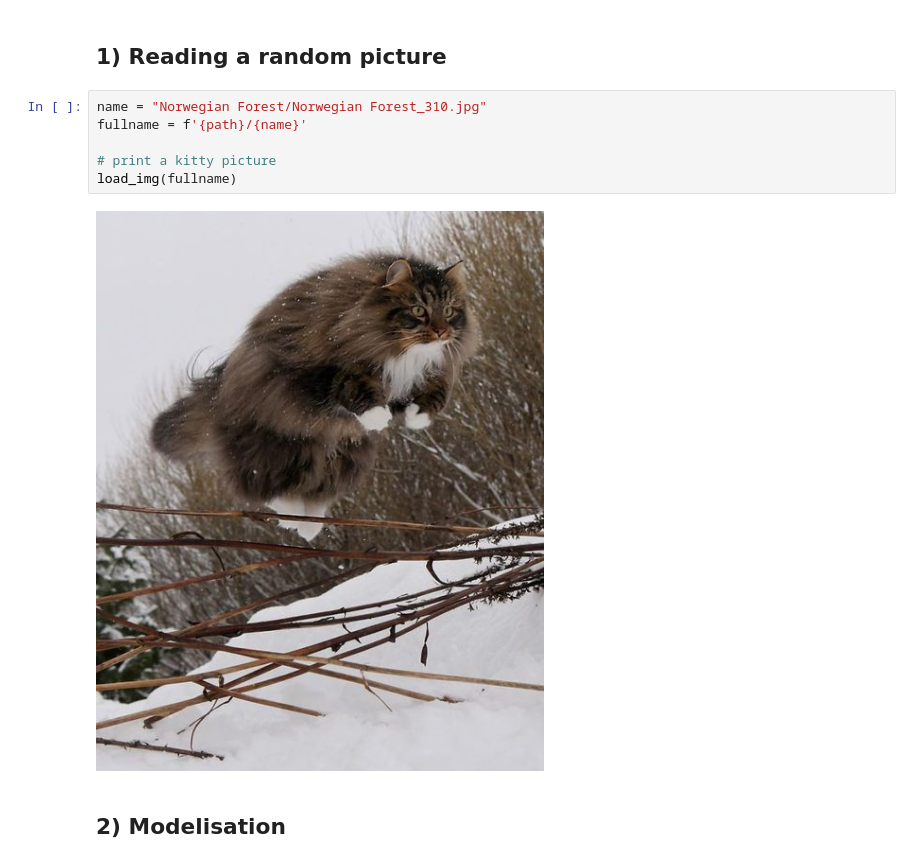
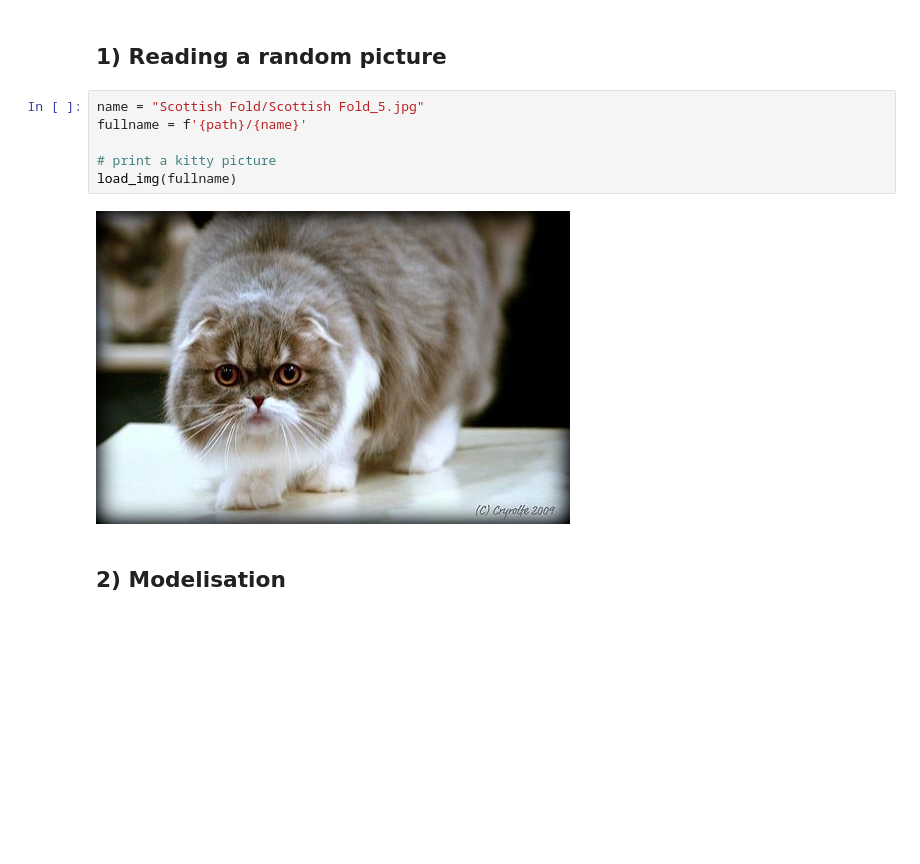
Before and after one commit to cecilegltslmcs/cats-classification, a Jupyter notebook: notebook.ipynb, the cells around one changed output. Cells and saved outputs as stored; diff of their text form; blank space fills up the shorter version.

```diff
--- a/notebook.ipynb
+++ b/notebook.ipynb
@@ -71,13 +70,13 @@ def mean_metrics(history):
 # %% [markdown]
 ## 1) Reading a random picture
 # %%
-name = "Norwegian Forest/Norwegian Forest_310.jpg"
+name = "Scottish Fold/Scottish Fold_5.jpg"
 fullname = f'{path}/{name}'
 
 # print a kitty picture
 load_img(fullname)
 # %% [output]
-[figure, old version]
+[figure, new version]
 # %% [markdown]
 ## 2) Modelisation
 # %% [markdown]
```
Also changed, not shown: parts of 10 cells of this notebook.
